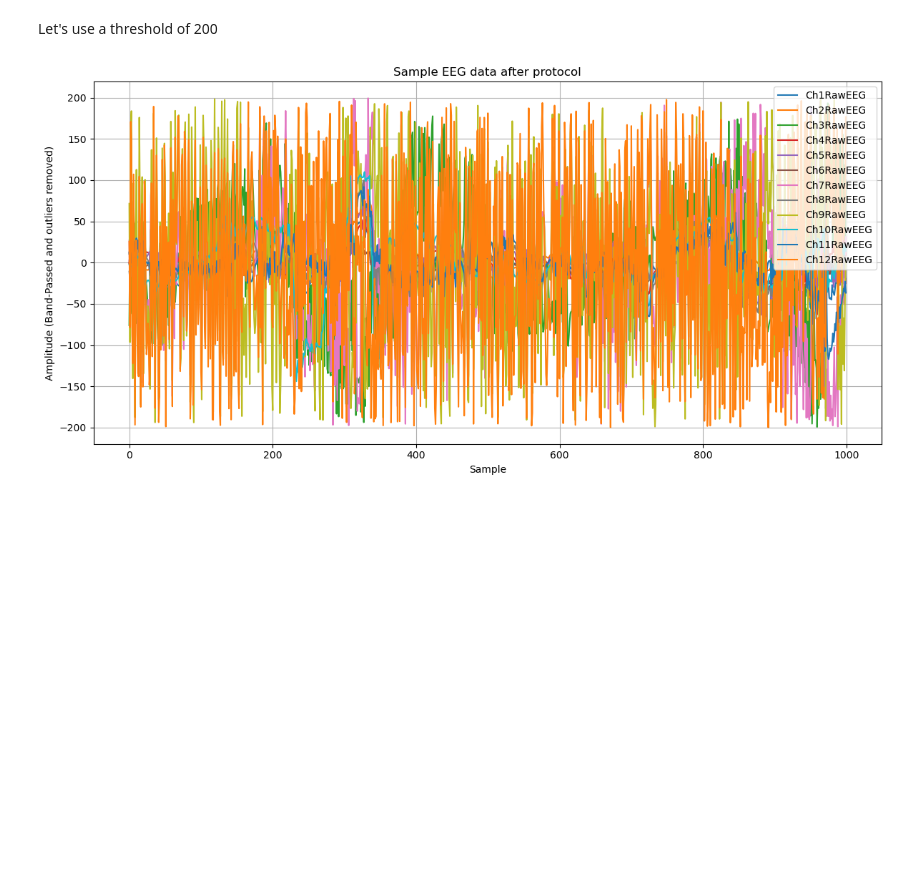
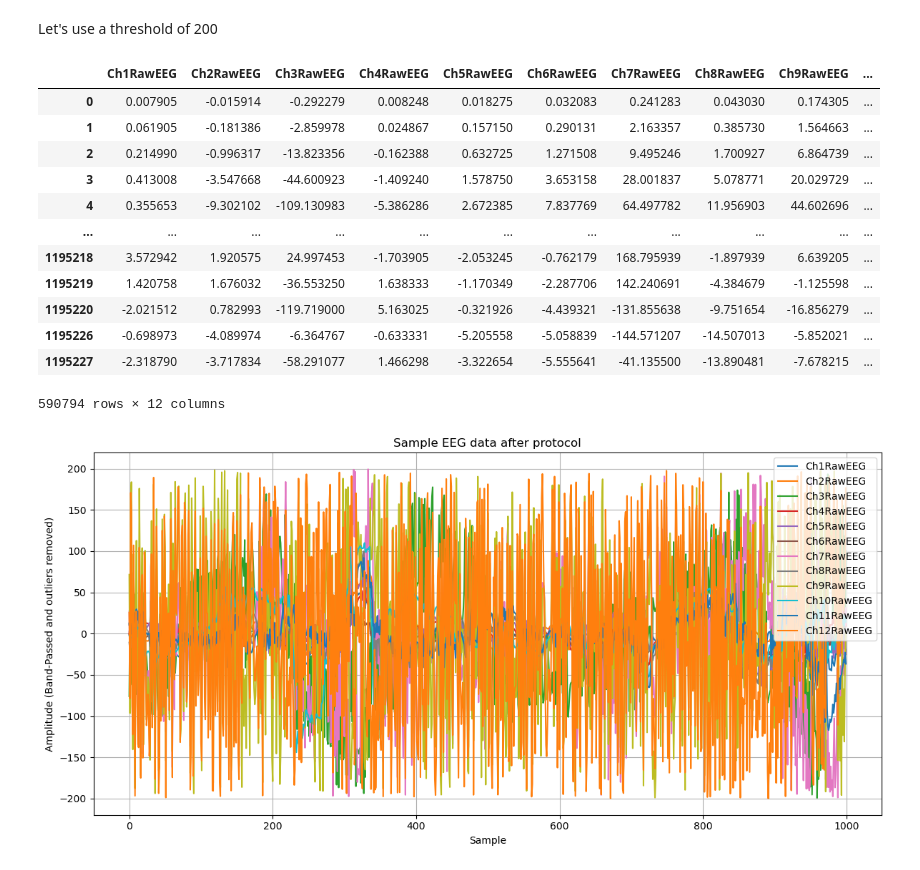
Before and after one commit to maviperu/focus-protocol-eeg-dl, a Jupyter notebook: scripts/Signal processing EEG artifact rejection.ipynb, the cells around one changed output. Cells and saved outputs as stored; diff of their text form; code cells hidden in the pictures; blank space fills up the shorter version.

```diff
--- a/scripts/Analyze Brain Data.ipynb
+++ b/scripts/Signal processing EEG artifact rejection.ipynb
@@ -221,6 +231,22 @@ def plot_filtered_data(df, title):
     plt.grid(True)
     plt.tight_layout()
     plt.show()
+# %%
+no_outliers_data[condition]
+# %% [output]
+|  | Ch1RawEEG | Ch2RawEEG | Ch3RawEEG | Ch4RawEEG | Ch5RawEEG | Ch6RawEEG | Ch7RawEEG | Ch8RawEEG | Ch9RawEEG | ... |
+| 0 | 0.007905 | -0.015914 | -0.292279 | 0.008248 | 0.018275 | 0.032083 | 0.241283 | 0.043030 | 0.174305 | ... |
+| 1 | 0.061905 | -0.181386 | -2.859978 | 0.024867 | 0.157150 | 0.290131 | 2.163357 | 0.385730 | 1.564663 | ... |
+| 2 | 0.214990 | -0.996317 | -13.823356 | -0.162388 | 0.632725 | 1.271508 | 9.495246 | 1.700927 | 6.864739 | ... |
+| 3 | 0.413008 | -3.547668 | -44.600923 | -1.409240 | 1.578750 | 3.653158 | 28.001837 | 5.078771 | 20.029729 | ... |
+| 4 | 0.355653 | -9.302102 | -109.130983 | -5.386286 | 2.672385 | 7.837769 | 64.497782 | 11.956903 | 44.602696 | ... |
+| ... | ... | ... | ... | ... | ... | ... | ... | ... | ... | ... |
+| 1195218 | 3.572942 | 1.920575 | 24.997453 | -1.703905 | -2.053245 | -0.762179 | 168.795939 | -1.897939 | 6.639205 | ... |
+| 1195219 | 1.420758 | 1.676032 | -36.553250 | 1.638333 | -1.170349 | -2.287706 | 142.240691 | -4.384679 | -1.125598 | ... |
+| 1195220 | -2.021512 | 0.782993 | -119.719000 | 5.163025 | -0.321926 | -4.439321 | -131.855638 | -9.751654 | -16.856279 | ... |
+| 1195226 | -0.698973 | -4.089974 | -6.364767 | -0.633331 | -5.205558 | -5.058839 | -144.571207 | -14.507013 | -5.852021 | ... |
+| 1195227 | -2.318790 | -3.717834 | -58.291077 | 1.466298 | -3.322654 | -5.555641 | -41.135500 | -13.890481 | -7.678215 | ... |
+590794 rows × 12 columns
 # %%
 sample_datapoints=range(1000,2000)
 for condition in no_outliers_data:
```
Also changed, not shown: parts of 26 cells of this notebook.
